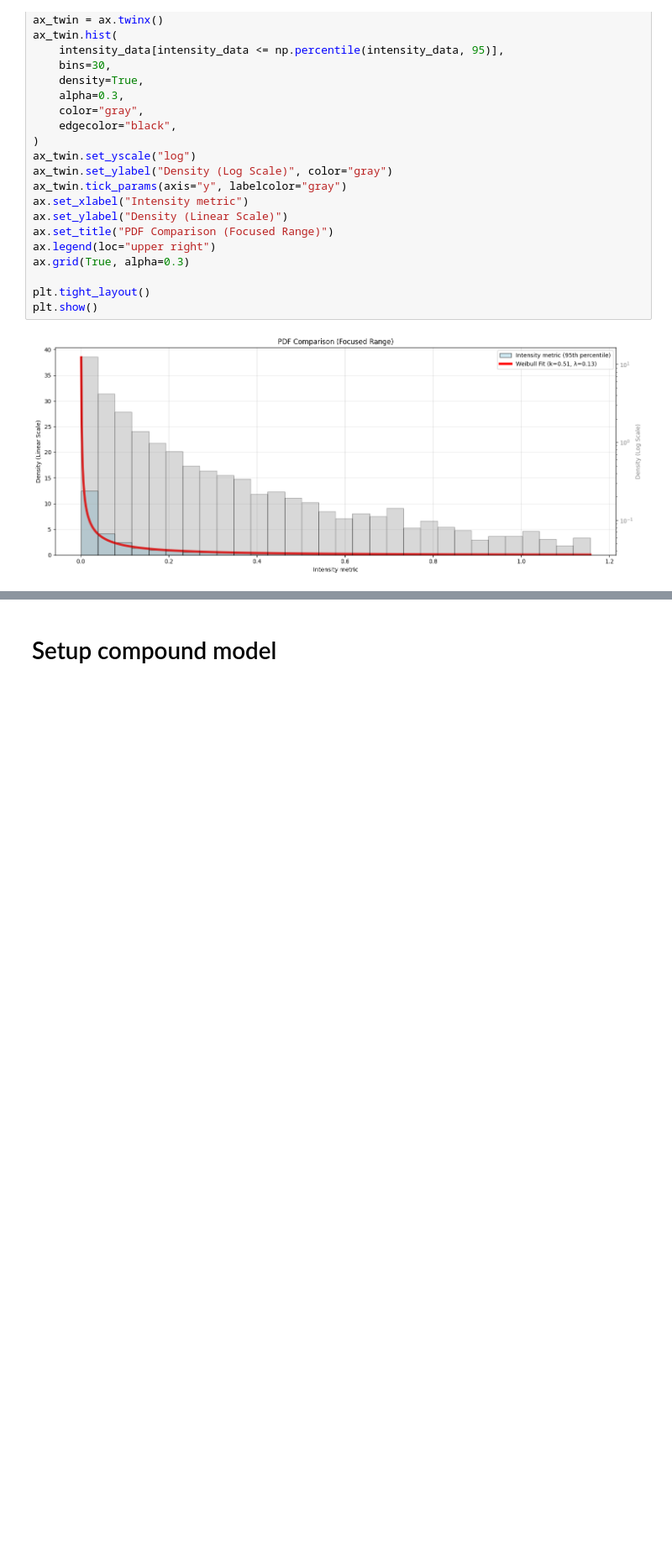
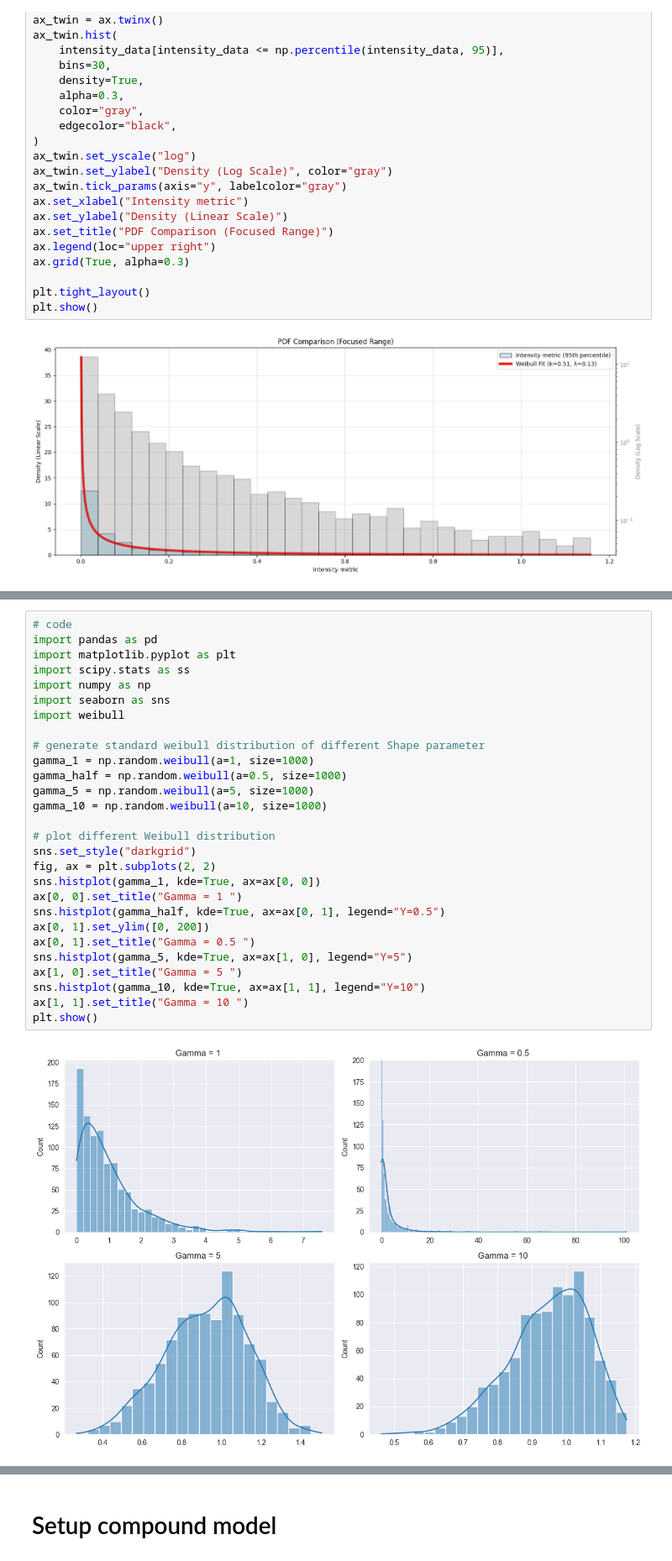
Before and after one commit to abdbtech/capstone, a Jupyter notebook: notebooks/poisson_bb.ipynb, the cells around one changed output, grey strips where cells are left out. Shown at 84% size. Saved outputs shown, nothing was run; the diff lists cells and outputs as text; blank space fills up the shorter version.

```diff
--- a/notebooks/poisson_bb.ipynb
+++ b/notebooks/poisson_bb.ipynb
@@ -575,0 +733,30 @@ plt.show()
+# %%
+# code
+import pandas as pd
+import matplotlib.pyplot as plt
+import scipy.stats as ss
+import numpy as np
+import seaborn as sns
+import weibull
+
+# generate standard weibull distribution of different Shape parameter
+gamma_1 = np.random.weibull(a=1, size=1000)
+gamma_half = np.random.weibull(a=0.5, size=1000)
+gamma_5 = np.random.weibull(a=5, size=1000)
+gamma_10 = np.random.weibull(a=10, size=1000)
+
+# plot different Weibull distribution
+sns.set_style("darkgrid")
+fig, ax = plt.subplots(2, 2)
+sns.histplot(gamma_1, kde=True, ax=ax[0, 0])
+ax[0, 0].set_title("Gamma = 1 ")
+sns.histplot(gamma_half, kde=True, ax=ax[0, 1], legend="Y=0.5")
+ax[0, 1].set_ylim([0, 200])
+ax[0, 1].set_title("Gamma = 0.5 ")
+sns.histplot(gamma_5, kde=True, ax=ax[1, 0], legend="Y=5")
+ax[1, 0].set_title("Gamma = 5 ")
+sns.histplot(gamma_10, kde=True, ax=ax[1, 1], legend="Y=10")
+ax[1, 1].set_title("Gamma = 10 ")
+plt.show()
+# %% [output]
+[figure, added]
```
Also changed, not shown: parts of 16 cells of this notebook.
